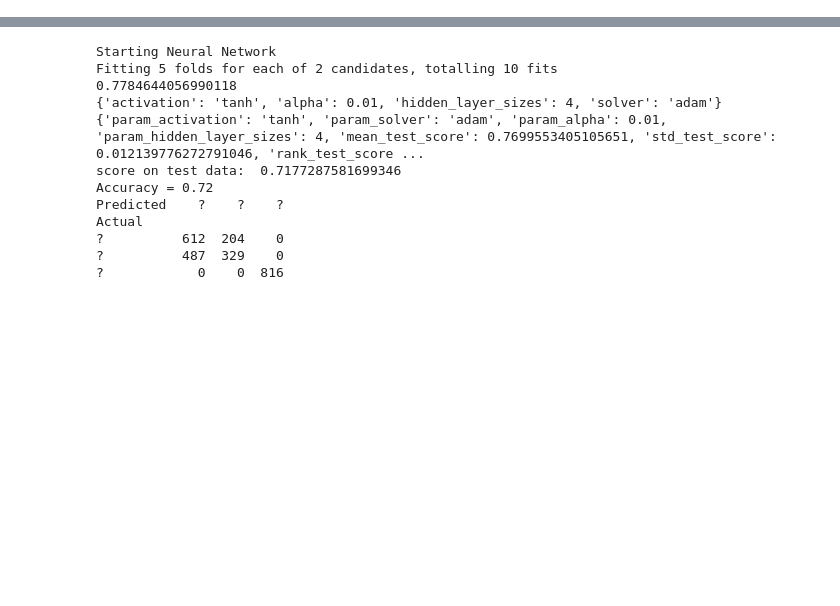
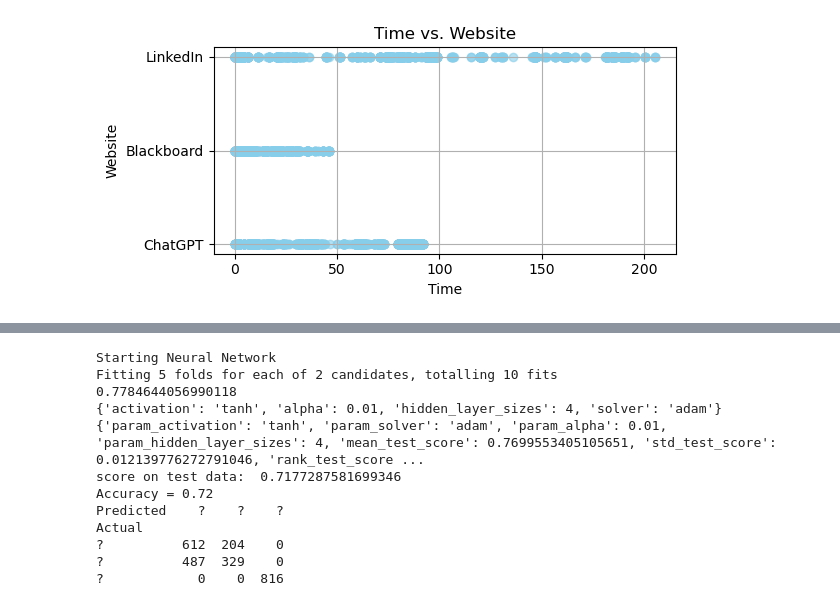
Before and after one commit to JCresent/CS434_COLL400_Project, a Jupyter notebook: NN.ipynb, the cells around one changed output, grey strips where cells are left out. Cells and saved outputs as stored; diff of their text form; code cells hidden in the pictures; blank space fills up the shorter version.

Commit message:
scatter plots in

```diff
--- a/NN.ipynb
+++ b/NN.ipynb
@@ -0,0 +1,37 @@
+# %%
+
+def get_data(dataset, size=0):
+    chatgpt_df      = pd.read_csv("lakeData/train/chatdata.csv")
+    linkedin_df     = pd.read_csv("lakeData/train/linkedindata.csv")
+    blackboard_df   = pd.read_csv("lakeData/train/blackboardData.csv")
+
+#     chatgpt_df      = csv_dir_to_df("Data/" + dataset + "/ChatGPT")
+#     linkedin_df     = csv_dir_to_df("Data/" + dataset + "/LinkedIn")
+#     blackboard_df   = csv_dir_to_df("Data/" + dataset + "/Blackboard")
+
+    sampleSize = min(len(chatgpt_df), len(blackboard_df), len(linkedin_df))
+
+    chatgpt_df      = resample(chatgpt_df, replace=False, n_samples=sampleSize, random_state=RAND_ST)
+    linkedin_df     = resample(linkedin_df, replace=False, n_samples=sampleSize, random_state=RAND_ST)
+    blackboard_df   = resample(blackboard_df, replace=False, n_samples=sampleSize, random_state=RAND_ST)
+
+    chatgpt_df["Website"] = "ChatGPT"
+    linkedin_df["Website"] = "LinkedIn"
+    blackboard_df["Website"] = "Blackboard"
+
+    combined = pd.concat([chatgpt_df, linkedin_df, blackboard_df])
+
+    return clean_data(combined, size)
+# %%
+train_data = get_data("Train", 5000)
+# %%
+plt.figure(figsize=(6, 3))  # Adjust the figure size as needed
+plt.scatter(train_data["Time"], train_data["Website"], color='skyblue', alpha=0.6)  # Adjust color and transparency
+plt.title('Time vs. Website')
+plt.xlabel('Time')
+plt.ylabel('Website')
+plt.grid(True)  # Add grid for better readability
+plt.tight_layout()  # Adjust layout to prevent labels from overlapping
+plt.show()
+# %% [output]
+[figure, added]
```
Also changed, not shown: parts of 2 cells of this notebook, 4 other files.
